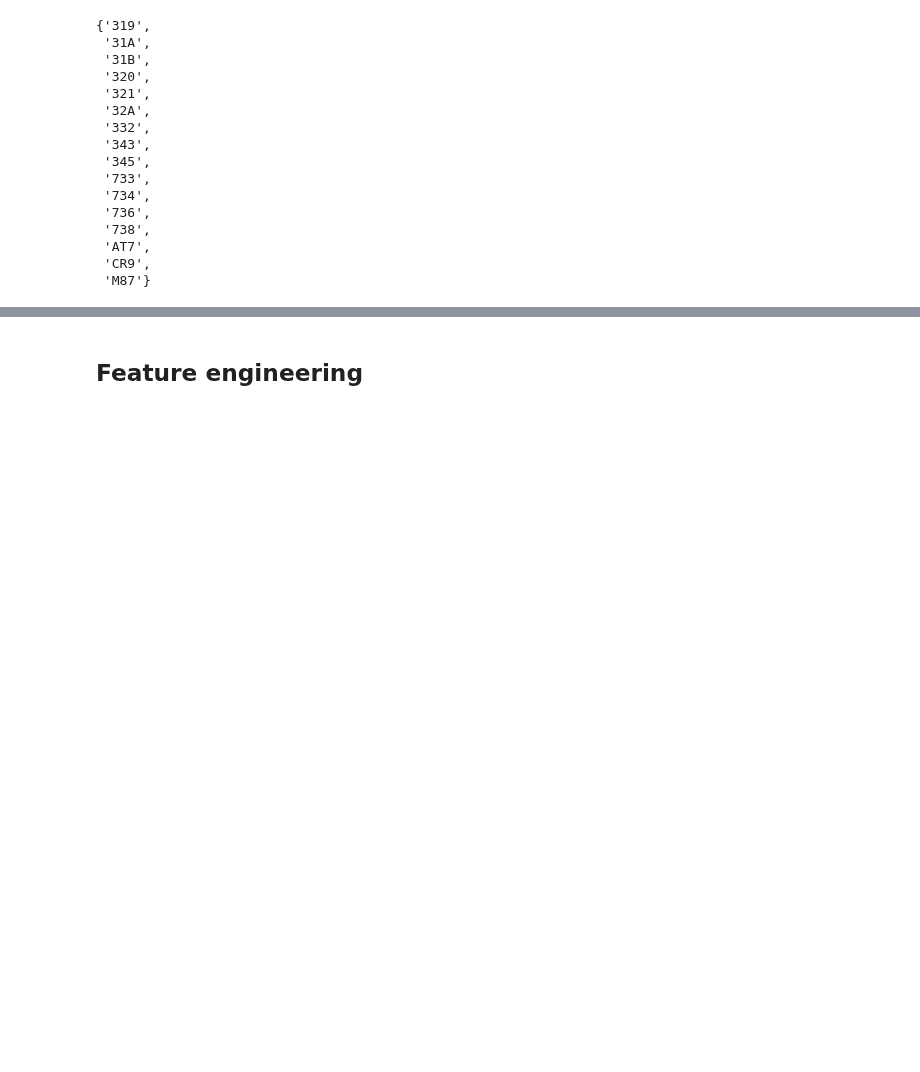
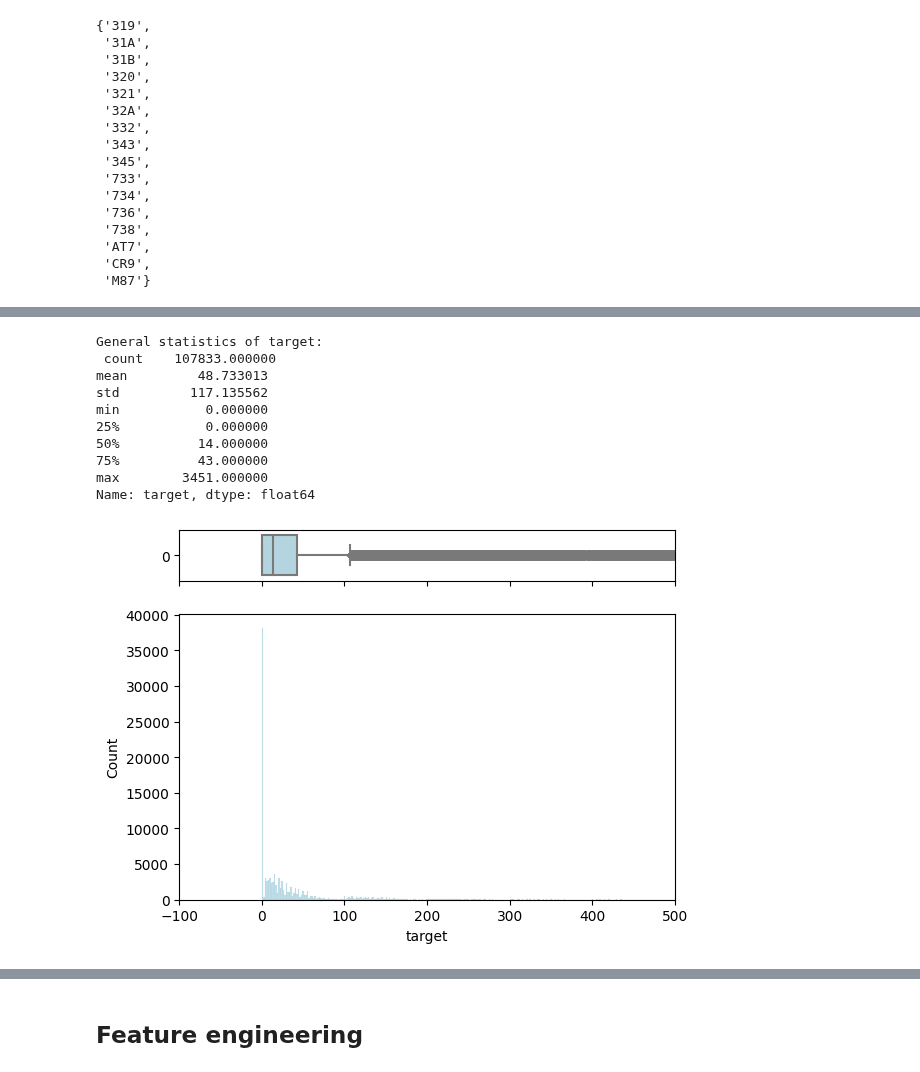
Before and after one commit to SimonBernarding/ML_project_SimonBernarding, a Jupyter notebook: EDA-and-modeling.ipynb, the cells around one changed output, grey strips where cells are left out. Saved outputs shown, nothing was run; the diff lists cells and outputs as text; code cells hidden in the pictures; blank space fills up the shorter version.

Commit message:
added general target statistics

```diff
--- a/EDA-and-modeling.ipynb
+++ b/EDA-and-modeling.ipynb
@@ -200,0 +239,27 @@ df.head()
+# %%
+# Overview of target distribution
+print("General statistics of target:\n", (df['target']).describe())
+
+# Creating a figure composed of two matplotlib.Axes objects (ax_box and ax_hist)
+f, (ax_box, ax_hist) = plt.subplots(2, sharex=True, gridspec_kw={"height_ratios": (.15, .85)})
+
+# Assigning a graph to each ax
+sns.boxplot(df["target"], orient="h", ax=ax_box, color='lightblue')
+sns.histplot(data=df, x="target", ax=ax_hist, color='lightblue')
+
+# Remove x axis name for the boxplot
+ax_box.set(xlabel='')
+ax_box.set_xlim([-100, 500])
+plt.show()
+# %% [output]
+General statistics of target:
+ count    107833.000000
+mean         48.733013
+std         117.135562
+min           0.000000
+25%           0.000000
+50%          14.000000
+75%          43.000000
+max        3451.000000
+Name: target, dtype: float64
+[figure, added]
```
Also changed, not shown: parts of 4 cells of this notebook.
